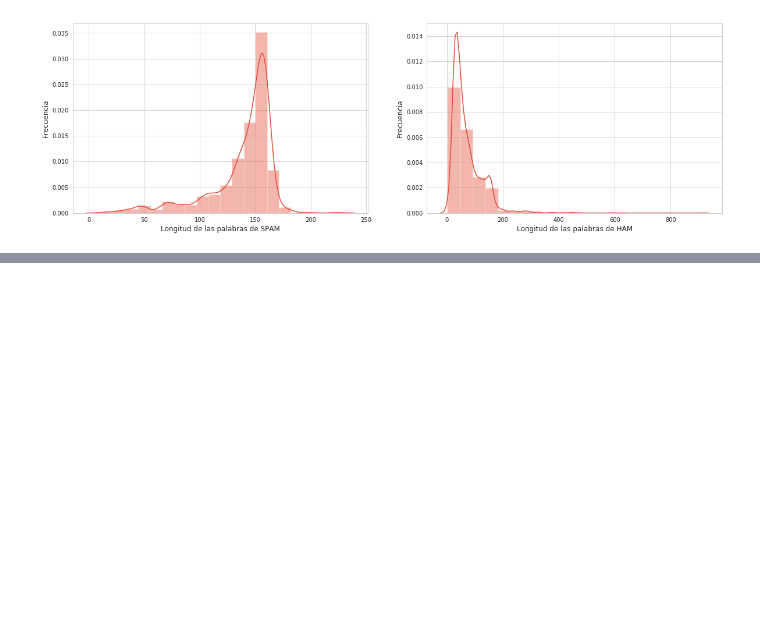
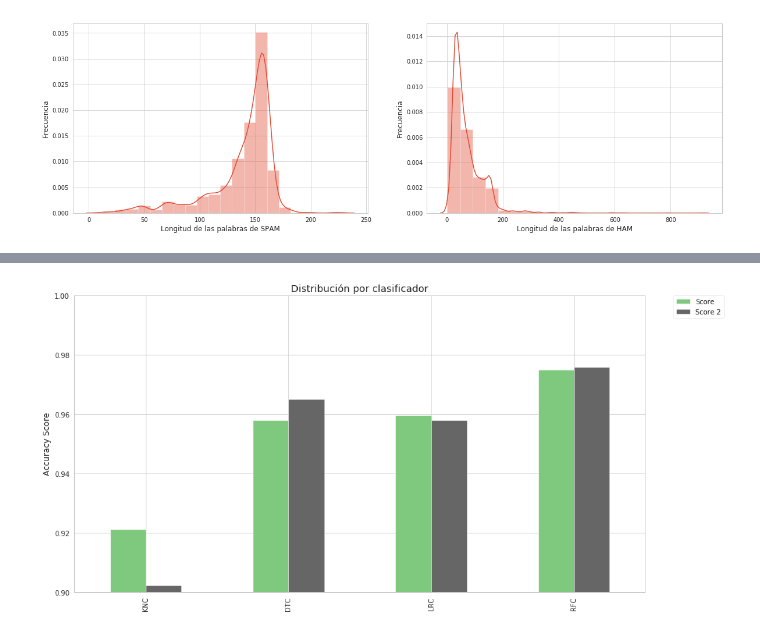
Before and after one commit to Dlumior/TA2_APLICA, a Jupyter notebook: TA/TA2_aplica.ipynb, the cells around one changed output, grey strips where cells are left out. Cells and saved outputs as stored; diff of their text form; code cells hidden in the pictures; blank space fills up the shorter version.

```diff
--- a/TA/TA2_aplica.ipynb
+++ b/TA/TA2_aplica.ipynb
@@ -254,0 +418,3 @@ plt.show()
+# %%
+tabla = pd.concat([cuadroScores1,cuadroScores2], axis=1)
+tabla
@@ -254,0 +427,8 @@ plt.show()
+# %%
+tabla.plot(kind='bar', ylim=(0.9,1.0), figsize=(15,8),align='center', colormap="Accent")
+plt.ylabel('Accuracy Score')
+plt.title('Distribución por clasificador')
+plt.legend(bbox_to_anchor=(1.05, 1), loc=2, borderaxespad=0.)
+plt.savefig('barChartScoreComparison.png', transparent=True)
+# %% [output]
+[figure, added]
```
Also changed, not shown: parts of 37 cells of this notebook.
